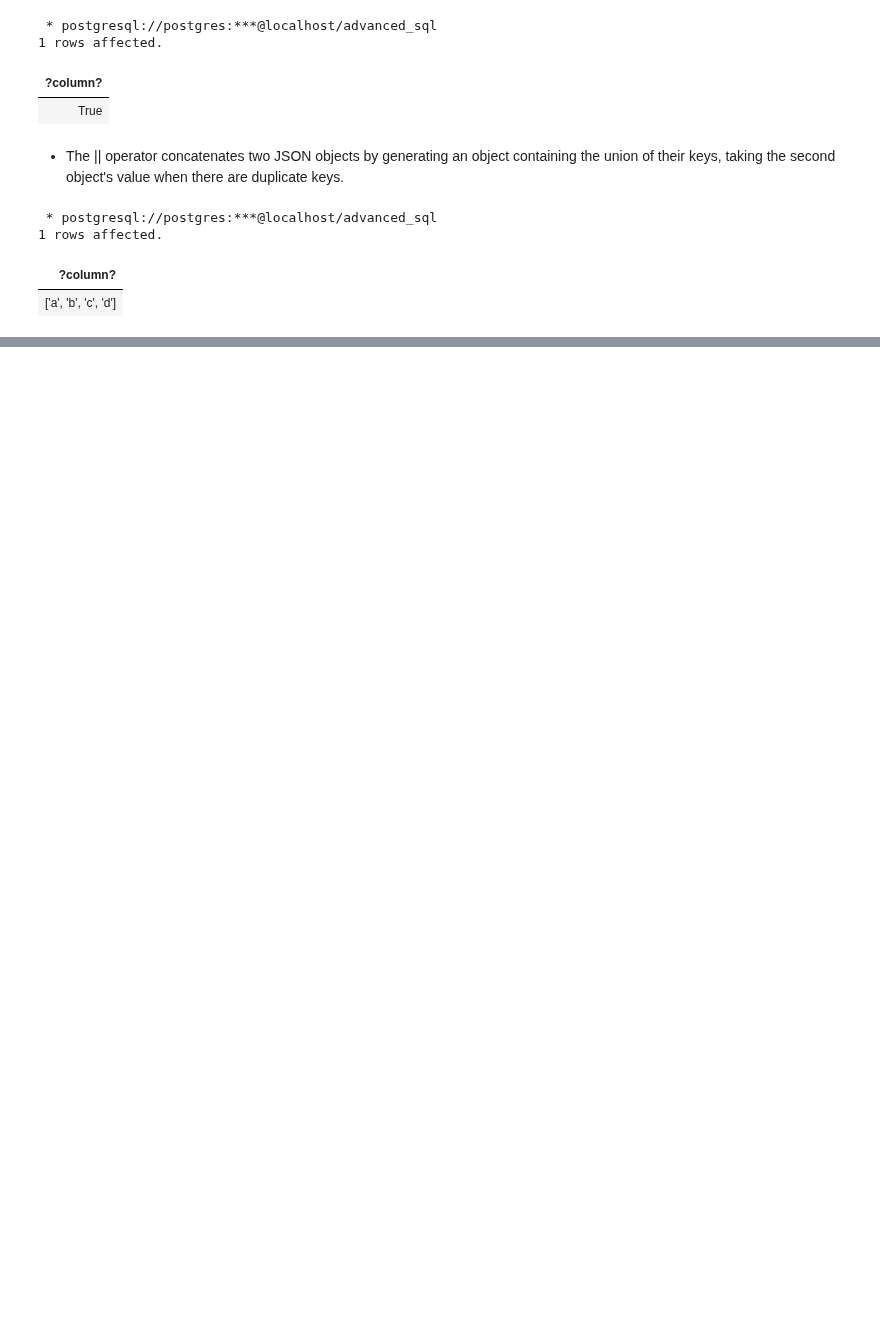
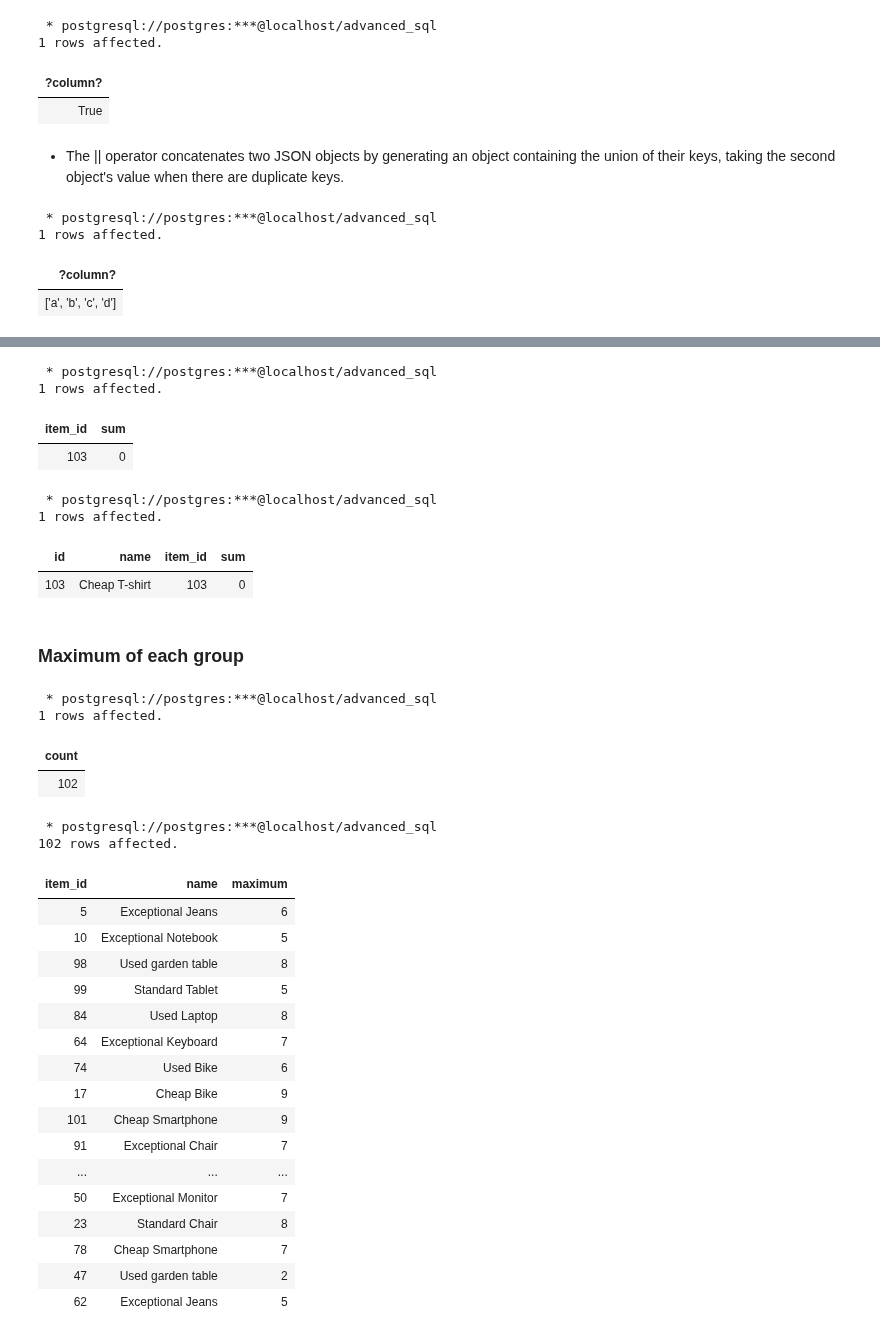
Before and after one commit to fbw-p22-e3-assignments/live-code, a Jupyter notebook: database/ADVANCED_SQL/advanced_sql.ipynb, the cells around one changed output, grey strips where cells are left out. Cells and saved outputs as stored; diff of their text form; code cells hidden in the pictures; blank space fills up the shorter version.

```diff
--- a/database/ADVANCED_SQL/advanced_sql.ipynb
+++ b/database/ADVANCED_SQL/advanced_sql.ipynb
@@ -1058,0 +1853,60 @@ select '["a", "b"]'::jsonb || '["c", "d"]'::jsonb
+# %%
+%%sql
+select item_id, sum(quantity) from stock group by item_id
+having sum(quantity) = 0
+# %% [output]
+ * postgresql://postgres:***@localhost/advanced_sql
+1 rows affected.
+| item_id | sum |
+| 103 | 0 |
+# %%
+%%sql
+select * from item
+left join
+(
+select item_id, sum(quantity) from stock group by item_id
+having sum(quantity) = 0
+) gr_stock
+on item.id = gr_stock.item_id
+where gr_stock.item_id is not null;
+# %% [output]
+ * postgresql://postgres:***@localhost/advanced_sql
+1 rows affected.
+| id | name | item_id | sum |
+| 103 | Cheap T-shirt | 103 | 0 |
+# %% [markdown]
+### Maximum of each group
+# %%
+%%sql
+select count(distinct item_id) from stock;
+# %% [output]
+ * postgresql://postgres:***@localhost/advanced_sql
+1 rows affected.
+| count |
+| 102 |
+# %%
+%%sql
+select item_id, item.name, max(quantity) as maximum from stock
+inner join item
+on item.id = stock.item_id
+group by stock.item_id, item.name
+# %% [output]
+ * postgresql://postgres:***@localhost/advanced_sql
+102 rows affected.
+| item_id | name | maximum |
+| 5 | Exceptional Jeans | 6 |
+| 10 | Exceptional Notebook | 5 |
+| 98 | Used garden table | 8 |
+| 99 | Standard Tablet | 5 |
+| 84 | Used Laptop | 8 |
+| 64 | Exceptional Keyboard | 7 |
+| 74 | Used Bike | 6 |
+| 17 | Cheap Bike | 9 |
+| 101 | Cheap Smartphone | 9 |
+| 91 | Exceptional Chair | 7 |
+| ... | ... | ... |
+| 50 | Exceptional Monitor | 7 |
+| 23 | Standard Chair | 8 |
+| 78 | Cheap Smartphone | 7 |
+| 47 | Used garden table | 2 |
+| 62 | Exceptional Jeans | 5 |
```
Also changed, not shown: parts of 102 cells of this notebook, 1 other file.
